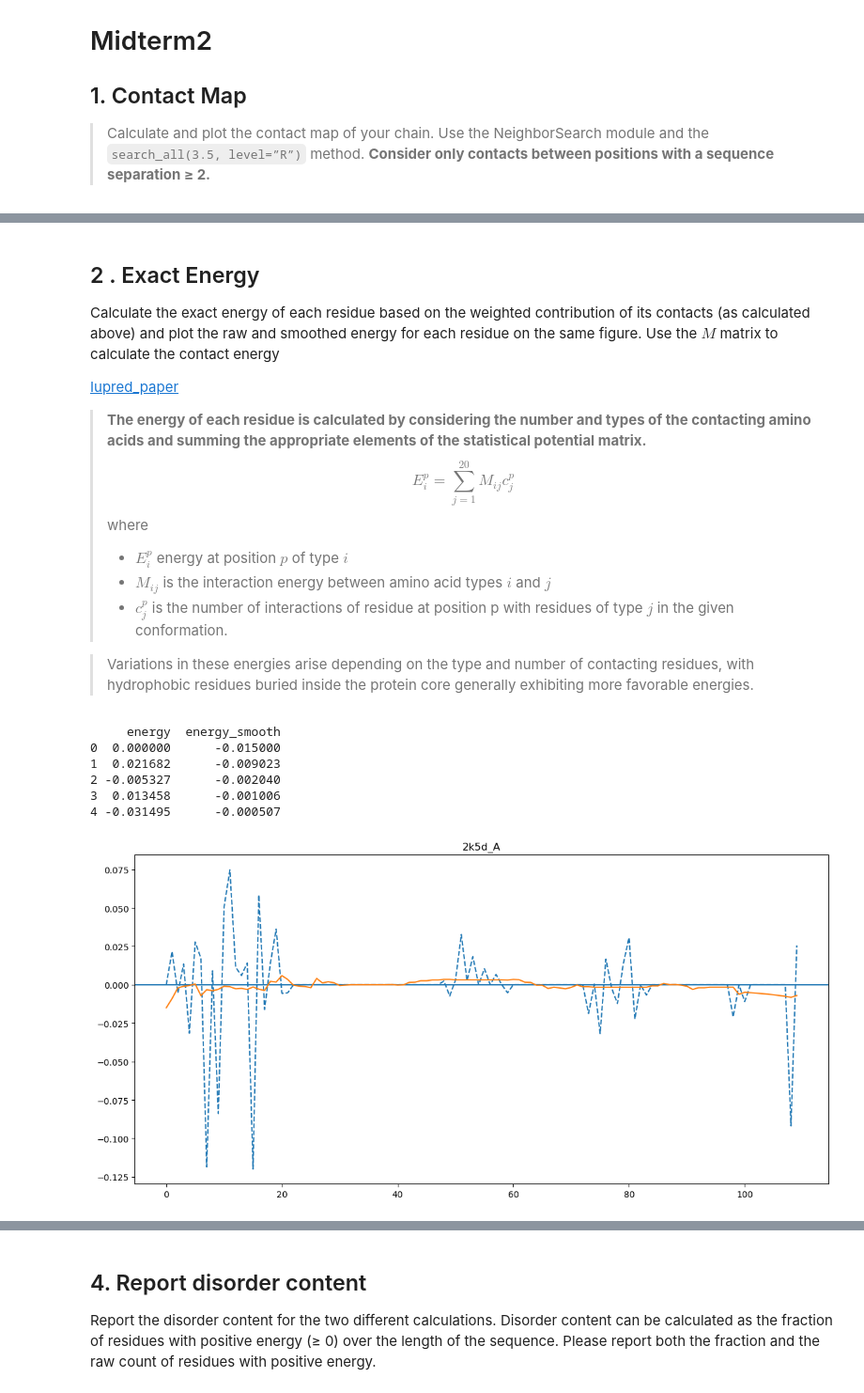
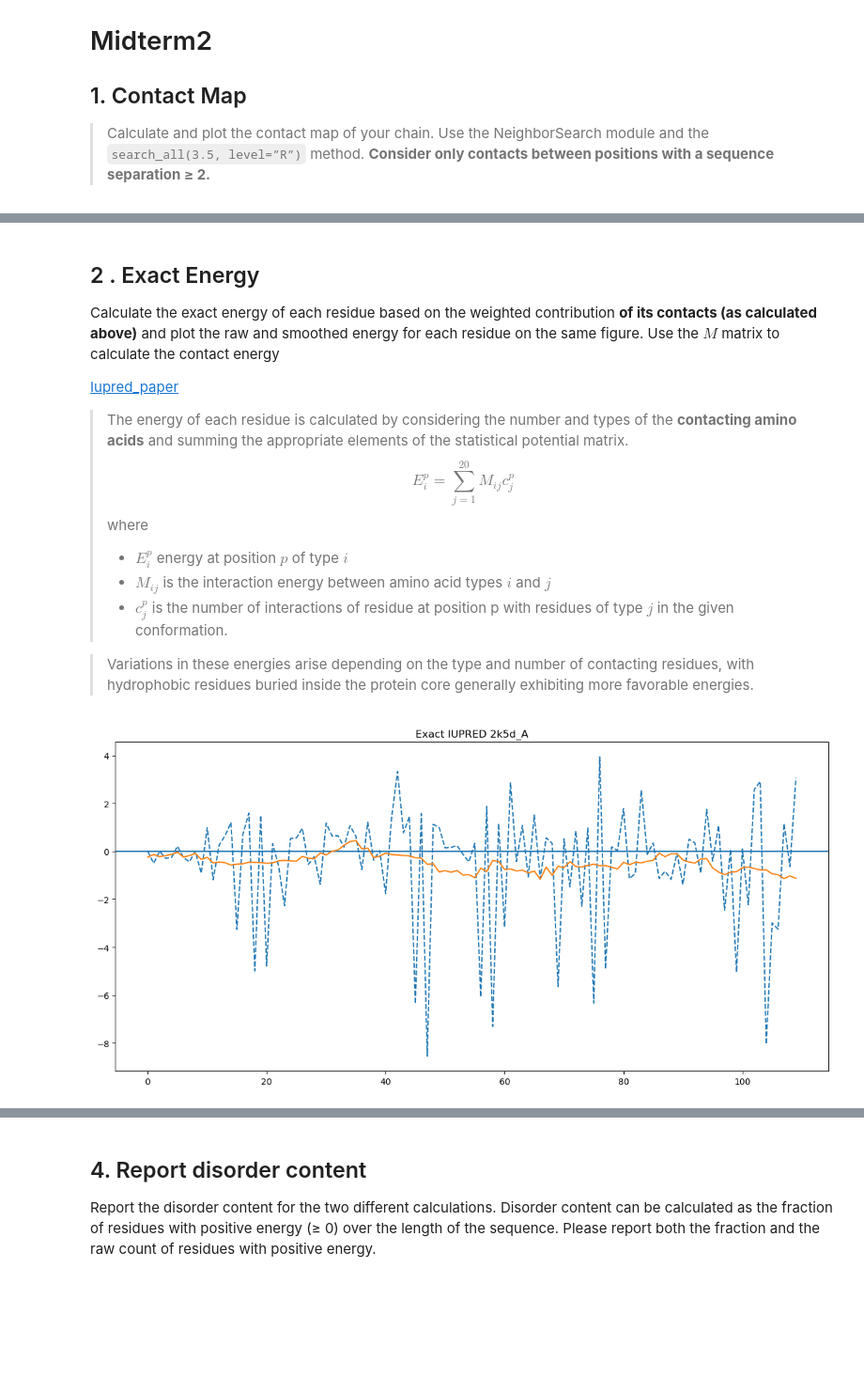
Before and after one commit to MatteoAndriolo/StructuralBioinformatics, a Jupyter notebook: midterm/midterm2.ipynb, the cells around one changed output, grey strips where cells are left out. Shown: that part at 94% size. Saved outputs shown, nothing was run; the diff lists cells and outputs as text; code cells hidden in the pictures; blank space fills up the shorter version.

```diff
--- a/midterm/midterm2.ipynb
+++ b/midterm/midterm2.ipynb
@@ -93,9 +101,12 @@ def get_contact_map(chain: Chain, threshold=3.5, seq_sep=2):
     if abs(residues1.id[1] - residues2.id[1]) >= seq_sep:
           contact_map_nb[residues1.id[1] , residues2.id[1]] = 1
           contact_map_nb[residues2.id[1], residues1.id[1]] = 1
+  contact_map_nb = contact_map_nb[1:, 1:]
+  print(sum(contact_map_nb.flatten())/2)
+  print(sum(np.triu(contact_map_nb).flatten()))
   return contact_map_nb
 # %%
-contact_map_nb = get_contact_map(chain, threshold=6, seq_sep=2)
+contact_map_nb = get_contact_map(chain, threshold=3.5, seq_sep=2)
 fig, ax = plt.subplots(figsize=(6, 6))
 im = ax.imshow(contact_map_nb)
 
@@ -111,23 +124,27 @@ plt.savefig(path_figures+'/ca_contacts_nb{}.png'.format(id_protein), dpi=300, bb
 # %%
-def plot_iupred(pred, pred_smooth, seq, path, pdb_id, chain_id):
+def plot_iupred(pred, pred_smooth, seq, path, pdb_id, chain_id, title):
     fig, ax = plt.subplots(figsize=(12, 6))
-    ax.set_title("{}_{}".format(pdb_id, chain_id))
+    ax.set_title("{} {}_{}".format(title, pdb_id, chain_id))
     ax.axhline()
     ax.plot(np.arange(len(seq)), pred, ls='--')
     ax.plot(np.arange(len(seq)), pred_smooth, ls='-')
+
     plt.tight_layout()  # Remove figure padding
     plt.savefig(path + '/iupred_{}_{}.png'.format(pdb_id, chain_id), dpi=300, bbox_inches='tight')
 # %% [markdown]
 ## 2 . Exact Energy
-Calculate the exact energy of each residue based on the weighted contribution of its contacts
-(as calculated above) and plot the raw and smoothed energy for each residue on the same figure.
+
+Calculate the exact energy of each residue based on the weighted contribution **of its contacts
+(as calculated above)** and plot the raw and smoothed energy for each residue on the same figure.
 Use the $M$ matrix to calculate the contact energy
 
- [Iupred_paper](https://www.ncbi.nlm.nih.gov/pmc/articles/PMC5734386/)
-> **The energy of each residue is calculated by considering the number and types of the contacting amino acids and summing the appropriate elements of the statistical potential matrix. $$E^{p}_i=∑^{20}_{j=1}M_{ij}c^{p}_j$$** where
-> * $E^{p}_i$ energy at position $p$ of type $i$
-> * $M_{ij}$ is the interaction energy between amino acid types $i$ and $j$
-> * $c^{p}_j$ is the number of interactions of residue at position p with residues of type $j$ in the given conformation.
+[Iupred_paper](https://www.ncbi.nlm.nih.gov/pmc/articles/PMC5734386/)
+
+> The energy of each residue is calculated by considering the number and types of the **contacting amino acids** and summing the appropriate elements of the statistical potential matrix. $$E^{p}_i=∑^{20}_{j=1}M_{ij}c^{p}_j$$ where
+>
+> - $E^{p}_i$ energy at position $p$ of type $i$
+> - $M_{ij}$ is the interaction energy between amino acid types $i$ and $j$
+> - $c^{p}_j$ is the number of interactions of residue at position p with residues of type $j$ in the given conformation.
 
 > Variations in these energies arise depending on the type and number of contacting residues, with hydrophobic residues buried inside the protein core generally exhibiting more favorable energies.
 # %%
@@ -143,7 +160,7 @@ def iupred_exact(seq:list, aa_list: list, m_matrix: list, contact_matrix: list,
     :param window_size_smooth: sliding average window size
     :return: row prediction, smoothed prediction
     '''
-
+    num_contactt=[]
     energy = []  # Calculated energy per sequence position
     energy_smooth = []
 
@@ -157,37 +174,34 @@ def iupred_exact(seq:list, aa_list: list, m_matrix: list, contact_matrix: list,
         end_before = max(0, i - sequence_separation + 1)
         start_after = min(len(seq_indices_type) - 1, i + sequence_separation)
         end_after = len(seq_indices_type)
-        indices_local = seq_indices_type[start_before: end_before] + seq_indices_type[start_after: end_after]
 
+        indicesWindow = range(0,len(seq_indices_type)) # consider also elements with seqseparation<2 since is non contact in contact matrix
+        aaTypeInWindow = seq_indices_type
         # Count the different amino acids in the window
         row = np.full((20,), 0)
-        for index in indices_local :
-            if not isContact(i, index):
+        for j,t in zip(indicesWindow, aaTypeInWindow):
+            if not isContact(i, j):
                 continue
-            row[index] += 1
+            row[t] += 1
 
         # calculate AA frequency
-        row = row / len(indices_local)
+        row = row #/ len(indicesWindow)
+        num_contactt.append(row)
         # calculate energy
         row = row * m_matrix[aa_index_type ]
         aa_energy = np.sum(row)
         energy.append(aa_energy)
+
     # Smooth the energyiction (moving average)
     for i in range(len(energy)):
         frag = energy[max(0, i - window_size_smooth): min(i + window_size_smooth, len(energy))]
         energy_smooth.append(sum(frag) / len(frag))
-    print(pd.DataFrame({'energy': energy, 'energy_smooth': energy_smooth}).head())
+
     return energy, energy_smooth
 # %%
-energy, energy_smoothed= iupred_exact(seq, iu.aa_list, iu.m_matrix, contact_map_nb, sequence_separation=2, window_size=100, window_size_smooth=10)
-plot_iupred(energy, energy_smoothed, seq,path_figures, id_protein, id_chain )
+energy, energy_smooth= iupred_exact(seq, iu.aa_list, iu.m_matrix, contact_map_nb, sequence_separation=2, window_size=100, window_size_smooth=10)
+plot_iupred(energy, energy_smooth, seq,path_figures, id_protein, id_chain, "Exact IUPRED")
 # %% [output]
-     energy  energy_smooth
-0  0.000000      -0.015000
-1  0.021682      -0.009023
-2 -0.005327      -0.002040
-3  0.013458      -0.001006
-4 -0.031495      -0.000507
-[figure, old version]
+[figure, new version]
 # %% [markdown]
 ## 3. Estimated Energy
```
Also changed, not shown: parts of 6 cells of this notebook.
